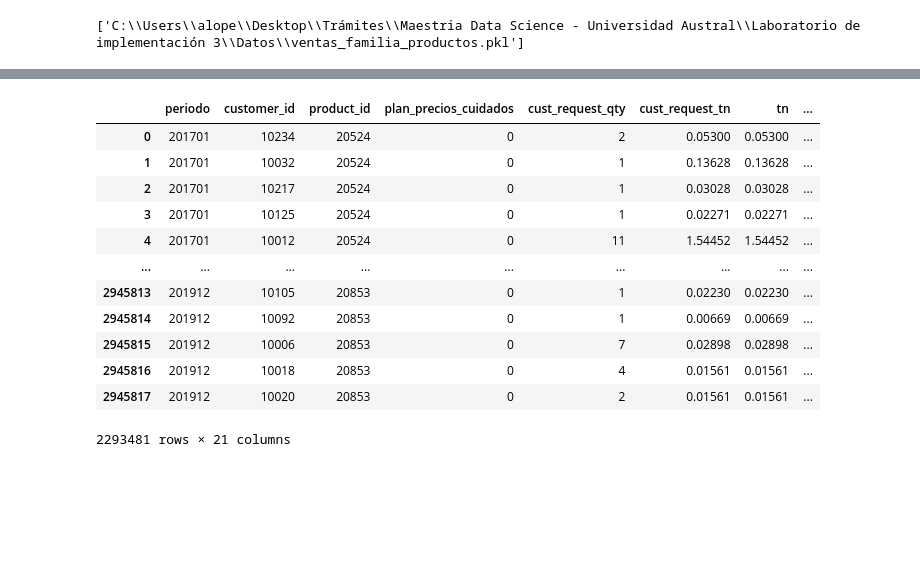
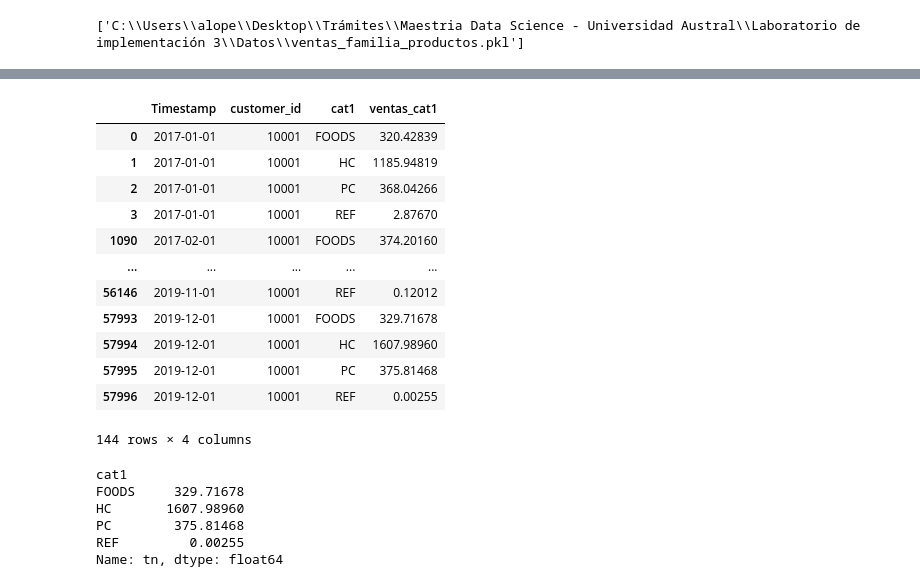
Before and after one commit to Agustinlopezf/labo3-2024v, a Jupyter notebook: Scripts/preparacion_dataset.ipynb, the cells around one changed output, grey strips where cells are left out. Drawn from its saved outputs; the diff is of its cells as text; code cells hidden in the pictures; blank space fills up the shorter version.

```diff
--- a/Scripts/preparacion_dataset.ipynb
+++ b/Scripts/preparacion_dataset.ipynb
@@ -100,18 +183,0 @@ df_fe_familia_productos
-# %%
-#Filtramos los productos de interes para reducir el tamaño del dataset
-df_productos_filtrado = df_fe_familia_productos[df_fe_familia_productos['product_id'].isin(list(productos_predecir.values.reshape(-1)))]
-df_productos_filtrado
-# %% [output]
-|  | periodo | customer_id | product_id | plan_precios_cuidados | cust_request_qty | cust_request_tn | tn | ... |
-| 0 | 201701 | 10234 | 20524 | 0 | 2 | 0.05300 | 0.05300 | ... |
-| 1 | 201701 | 10032 | 20524 | 0 | 1 | 0.13628 | 0.13628 | ... |
-| 2 | 201701 | 10217 | 20524 | 0 | 1 | 0.03028 | 0.03028 | ... |
-| 3 | 201701 | 10125 | 20524 | 0 | 1 | 0.02271 | 0.02271 | ... |
-| 4 | 201701 | 10012 | 20524 | 0 | 11 | 1.54452 | 1.54452 | ... |
-| ... | ... | ... | ... | ... | ... | ... | ... | ... |
-| 2945813 | 201912 | 10105 | 20853 | 0 | 1 | 0.02230 | 0.02230 | ... |
-| 2945814 | 201912 | 10092 | 20853 | 0 | 1 | 0.00669 | 0.00669 | ... |
-| 2945815 | 201912 | 10006 | 20853 | 0 | 7 | 0.02898 | 0.02898 | ... |
-| 2945816 | 201912 | 10018 | 20853 | 0 | 4 | 0.01561 | 0.01561 | ... |
-| 2945817 | 201912 | 10020 | 20853 | 0 | 2 | 0.01561 | 0.01561 | ... |
-2293481 rows × 21 columns
@@ -119,0 +186,27 @@ df_productos_filtrado.to_csv(os.path.join(carpeta_datasets, 'dataset_completo.cs
+# %%
+#Chequeamos la consistencia de los valores para el cliente 10001 vs dataset luego de merge
+
+ventas_cat1[ventas_cat1['customer_id']==10001]
+# %% [output]
+|  | Timestamp | customer_id | cat1 | ventas_cat1 |
+| 0 | 2017-01-01 | 10001 | FOODS | 320.42839 |
+| 1 | 2017-01-01 | 10001 | HC | 1185.94819 |
+| 2 | 2017-01-01 | 10001 | PC | 368.04266 |
+| 3 | 2017-01-01 | 10001 | REF | 2.87670 |
+| 1090 | 2017-02-01 | 10001 | FOODS | 374.20160 |
+| ... | ... | ... | ... | ... |
+| 56146 | 2019-11-01 | 10001 | REF | 0.12012 |
+| 57993 | 2019-12-01 | 10001 | FOODS | 329.71678 |
+| 57994 | 2019-12-01 | 10001 | HC | 1607.98960 |
+| 57995 | 2019-12-01 | 10001 | PC | 375.81468 |
+| 57996 | 2019-12-01 | 10001 | REF | 0.00255 |
+144 rows × 4 columns
+# %%
+dataset_completo[(dataset_completo['customer_id']==10001) & (dataset_completo.index == '2019-12-01')].groupby('cat1')['tn'].sum()
+# %% [output]
+cat1
+FOODS     329.71678
+HC       1607.98960
+PC        375.81468
+REF         0.00255
+Name: tn, dtype: float64
```
Also changed, not shown: parts of 11 cells of this notebook, 9 other files.
